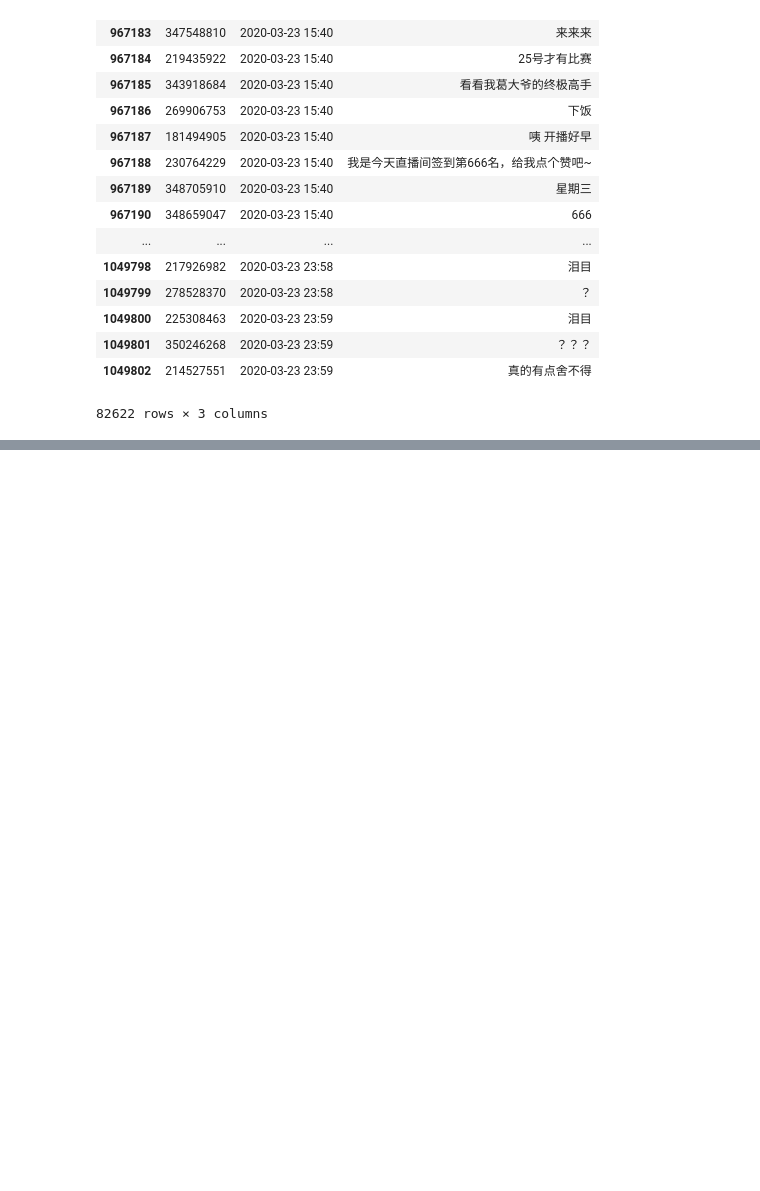
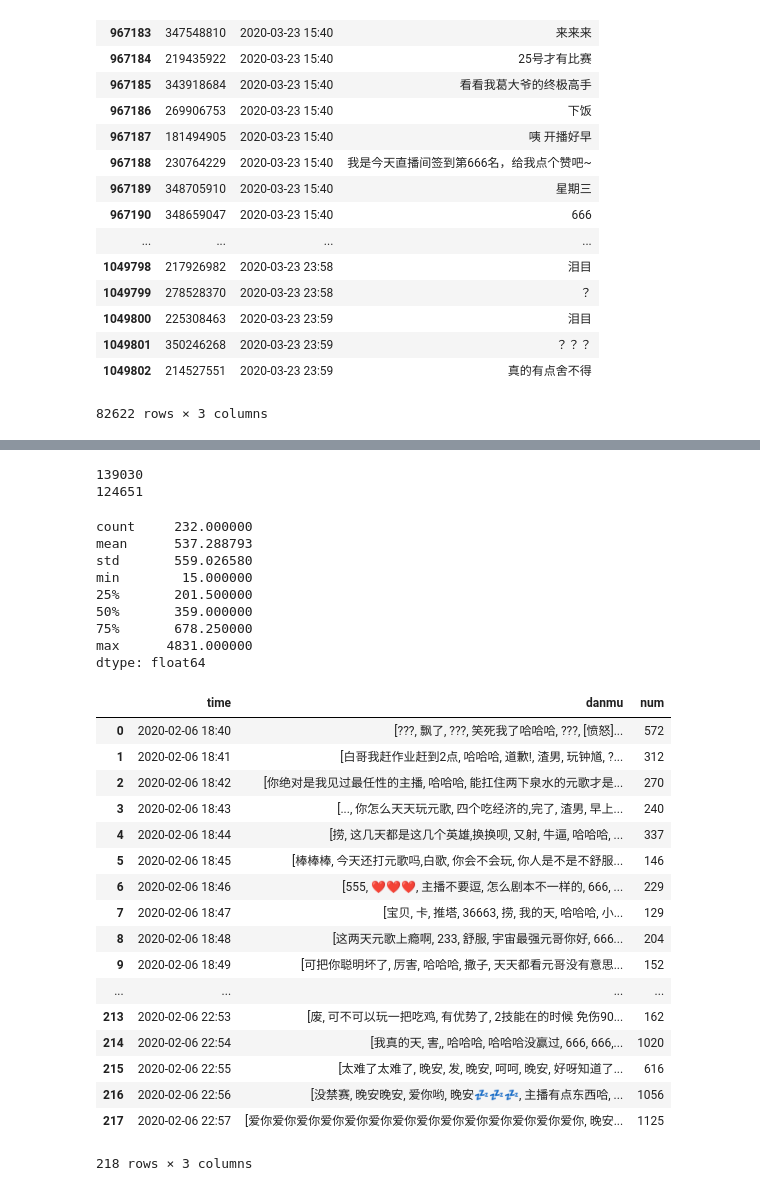
Before and after one commit to zhou-xingxing/graduate_work, a Jupyter notebook: notebook/弹幕片段情感标注.ipynb, the cells around one changed output, grey strips where cells are left out. Drawn from its saved outputs; the diff is of its cells as text; code cells hidden in the pictures; blank space fills up the shorter version.

```diff
--- a/notebook/弹幕片段情感标注.ipynb
+++ b/notebook/弹幕片段情感标注.ipynb
@@ -173,0 +239,58 @@ dtype: float64
+# %%
+# 避免刷屏
+import pandas as pd
+day1=pd.read_csv(r'../data/room911/cleaned_room911danmu0206.csv',header=None)
+day1.columns=['id','time','danmu']
+day1["time"]=pd.to_datetime(day1.time.values,unit="s",utc=True).tz_convert('Asia/Shanghai').strftime("%Y-%m-%d %H:%M")
+print(len(day1))
+# display(day1)
+day1=day1.drop_duplicates(subset=['id','time','danmu'])
+print(len(day1))
+time_group=day1.groupby('time')
+display(time_group.size().describe())
+# 数量限制
+time_list=[]
+danmu_list=[]
+num_list=[]
+for gn,gl in time_group:
+    num=len(gl)
+    if num>1500 or num <30:
+        continue
+    time_list.append(gn)
+    num_list.append(num)
+    danmu_list.append(gl['danmu'].tolist())
+
+dic={'time':time_list,'danmu':danmu_list,'num':num_list}
+new_data=pd.DataFrame(dic)
+display(new_data)
+new_data.to_csv(r'../data/room911/final_room911danmu0206.csv',index=None)
+# %% [output]
+139030
+124651
+count     232.000000
+mean      537.288793
+std       559.026580
+min        15.000000
+25%       201.500000
+50%       359.000000
+75%       678.250000
+max      4831.000000
+dtype: float64
+|  | time | danmu | num |
+| 0 | 2020-02-06 18:40 | [???, 飘了, ???, 笑死我了哈哈哈, ???, [愤怒]... | 572 |
+| 1 | 2020-02-06 18:41 | [白哥我赶作业赶到2点, 哈哈哈, 道歉!, 渣男, 玩钟馗, ?... | 312 |
+| 2 | 2020-02-06 18:42 | [你绝对是我见过最任性的主播, 哈哈哈, 能扛住两下泉水的元歌才是... | 270 |
+| 3 | 2020-02-06 18:43 | [..., 你怎么天天玩元歌, 四个吃经济的,完了, 渣男, 早上... | 240 |
+| 4 | 2020-02-06 18:44 | [捞, 这几天都是这几个英雄,换换呗, 又射, 牛逼, 哈哈哈, ... | 337 |
+| 5 | 2020-02-06 18:45 | [棒棒棒, 今天还打元歌吗,白歌, 你会不会玩, 你人是不是不舒服... | 146 |
+| 6 | 2020-02-06 18:46 | [555, ❤❤❤, 主播不要逗, 怎么剧本不一样的, 666, ... | 229 |
+| 7 | 2020-02-06 18:47 | [宝贝, 卡, 推塔, 36663, 捞, 我的天, 哈哈哈, 小... | 129 |
+| 8 | 2020-02-06 18:48 | [这两天元歌上瘾啊, 233, 舒服, 宇宙最强元哥你好, 666... | 204 |
+| 9 | 2020-02-06 18:49 | [可把你聪明坏了, 厉害, 哈哈哈, 撒子, 天天都看元哥没有意思... | 152 |
+| ... | ... | ... | ... |
+| 213 | 2020-02-06 22:53 | [废, 可不可以玩一把吃鸡, 有优势了, 2技能在的时候 免伤90... | 162 |
+| 214 | 2020-02-06 22:54 | [我真的天, 害,, 哈哈哈, 哈哈哈没赢过, 666, 666,... | 1020 |
+| 215 | 2020-02-06 22:55 | [太难了太难了, 晚安, 发, 晚安, 呵呵, 晚安, 好呀知道了... | 616 |
+| 216 | 2020-02-06 22:56 | [没禁赛, 晚安晚安, 爱你哟, 晚安💤💤💤, 主播有点东西哈, ... | 1056 |
+| 217 | 2020-02-06 22:57 | [爱你爱你爱你爱你爱你爱你爱你爱你爱你爱你爱你爱你爱你爱你, 晚安... | 1125 |
+218 rows × 3 columns
```
Also changed, not shown: parts of 3 cells of this notebook, 8 other files.
